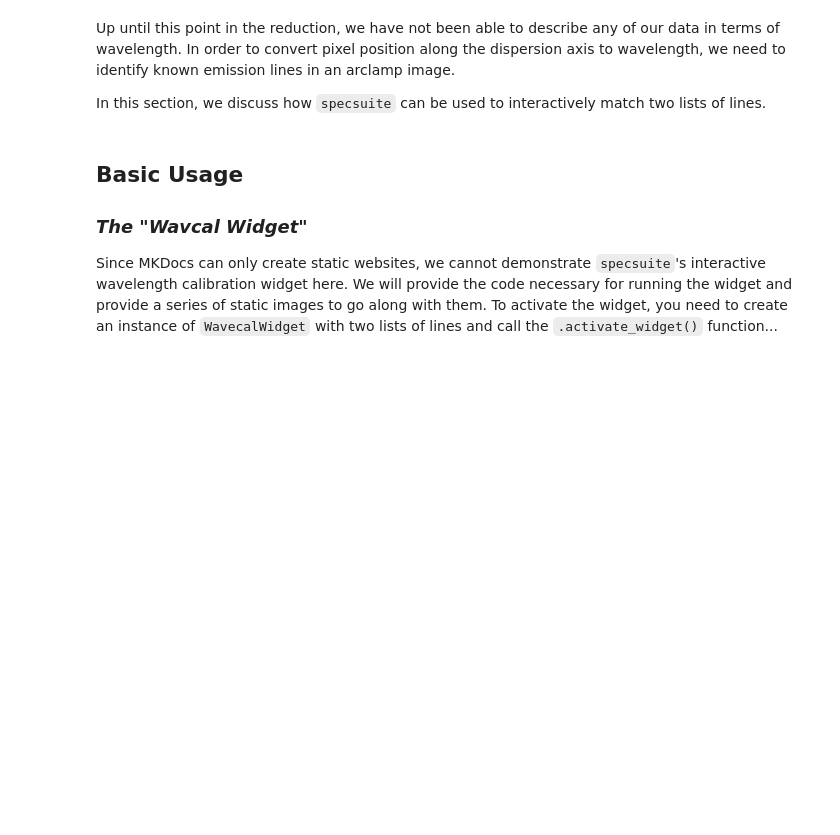
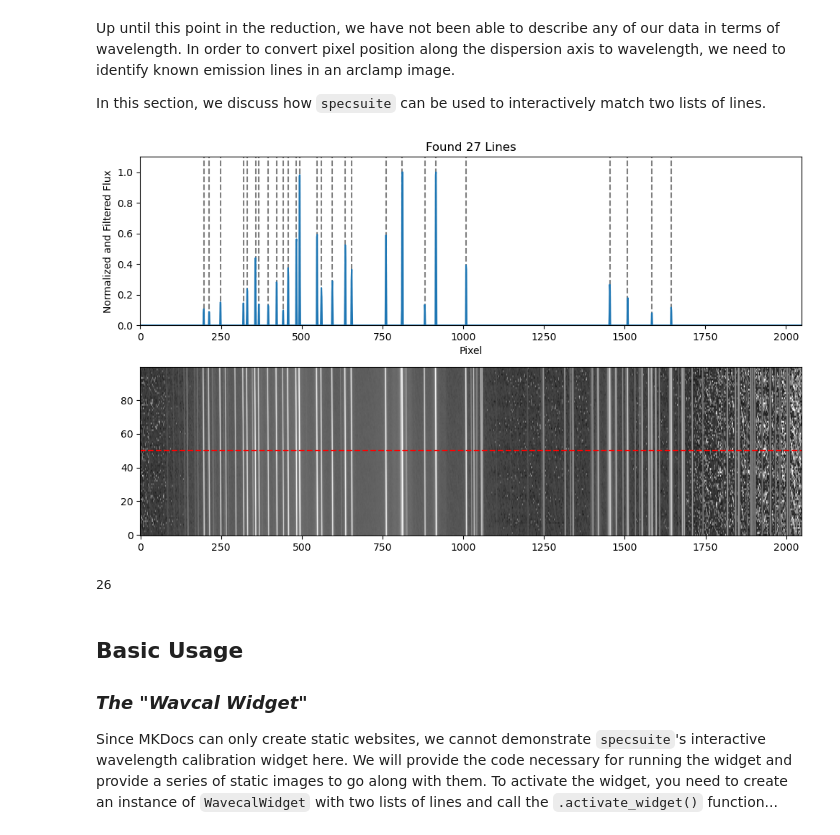
Before and after one commit to Autumn10677/specsuite, a Jupyter notebook: docs/wavelength_calibration.ipynb, the cells around one changed output. Cells and saved outputs as stored; diff of their text form; code cells hidden in the pictures; blank space fills up the shorter version.

```diff
--- a/docs/wavelength_calibration.ipynb
+++ b/docs/wavelength_calibration.ipynb
@@ -7,34 +7,39 @@ import specsuite as ss
 import astropy.units as u
 import ASDtools as asdt
 import numpy as np
 
 # Defines where to look for data
 DATA_REGION = (700, 800)
 CAL_PATH = "../data/KOSMOS/calibrations"
 INSTRUMENT = "kosmos"
 WAV_BOUNDS = (550 * u.nm, 950 * u.nm)
 
 # Collects all the necessary exposures
 bias = ss.average_matching_files(
     path = CAL_PATH,
     tag = "bias",
     crop_bds = DATA_REGION,
 )
 
 arclamp = ss.average_matching_files(
     path = CAL_PATH,
     tag = "neon",
     crop_bds = DATA_REGION,
 ) - bias
 
-arclamp_lines, _ = ss.find_cal_lines(arclamp)
+arclamp_lines, _ = ss.find_cal_lines(arclamp, std_variation=250, debug=True)
 
 # A list of known emission features for APO's KOSMOS instrument (neon)
 known_lines = [
     5852.49, 5881.90, 5944.83, 6030.00, 6096.16, 6143.06, 6266.50, 6334.43, 6382.99, 6402.25,
     6506.53, 6598.95, 6678.28, 6717.04, 6929.47, 6032.41, 7173.94, 7245.17, 7438.90, 7488.87,
     8300.36, 8377.61, 8495.36, 8654.38, 8780.62, 8853.87,
 ]
+
+print(len(known_lines))
+# %% [output]
+[figure, added]
+26
 # %% [markdown]
 ## **Basic Usage**
 ### _The "Wavcal Widget"_
```
Also changed, not shown: parts of 2 cells of this notebook, 8 other files.
